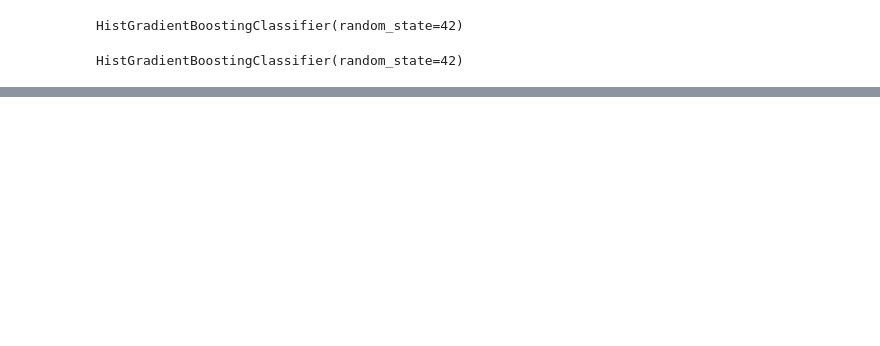
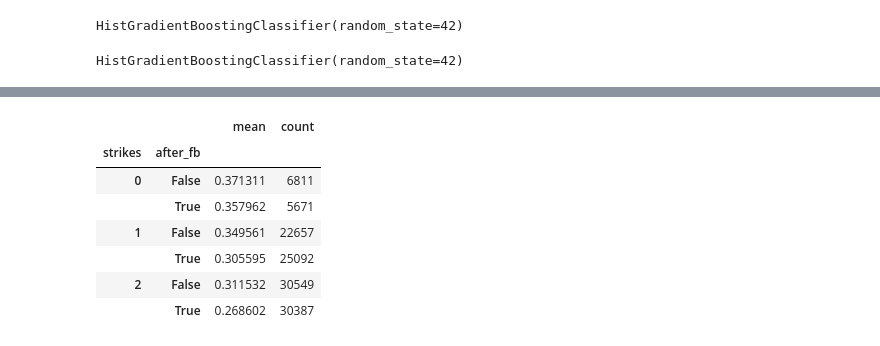
Before and after one commit to Mgomez1023/pitch-sequencing-model, a Jupyter notebook: notebooks/main.ipynb, the cells around one changed output, grey strips where cells are left out. Cells and saved outputs as stored; diff of their text form; code cells hidden in the pictures; blank space fills up the shorter version.

```diff
--- a/main.ipynb
+++ b/notebooks/main.ipynb
@@ -157,0 +221,11 @@ off.groupby("after_fb")[["strikes", "balls"]].mean()
+# %%
+off.groupby(["strikes", "after_fb"])["whiff"].agg(["mean", "count"])
+# %% [output]
+|  |  | mean | count |
+| strikes | after_fb |  |  |
+| 0 | False | 0.371311 | 6811 |
+|  | True | 0.357962 | 5671 |
+| 1 | False | 0.349561 | 22657 |
+|  | True | 0.305595 | 25092 |
+| 2 | False | 0.311532 | 30549 |
+|  | True | 0.268602 | 30387 |
```
Also changed, not shown: parts of 13 cells of this notebook, 10 other files.
